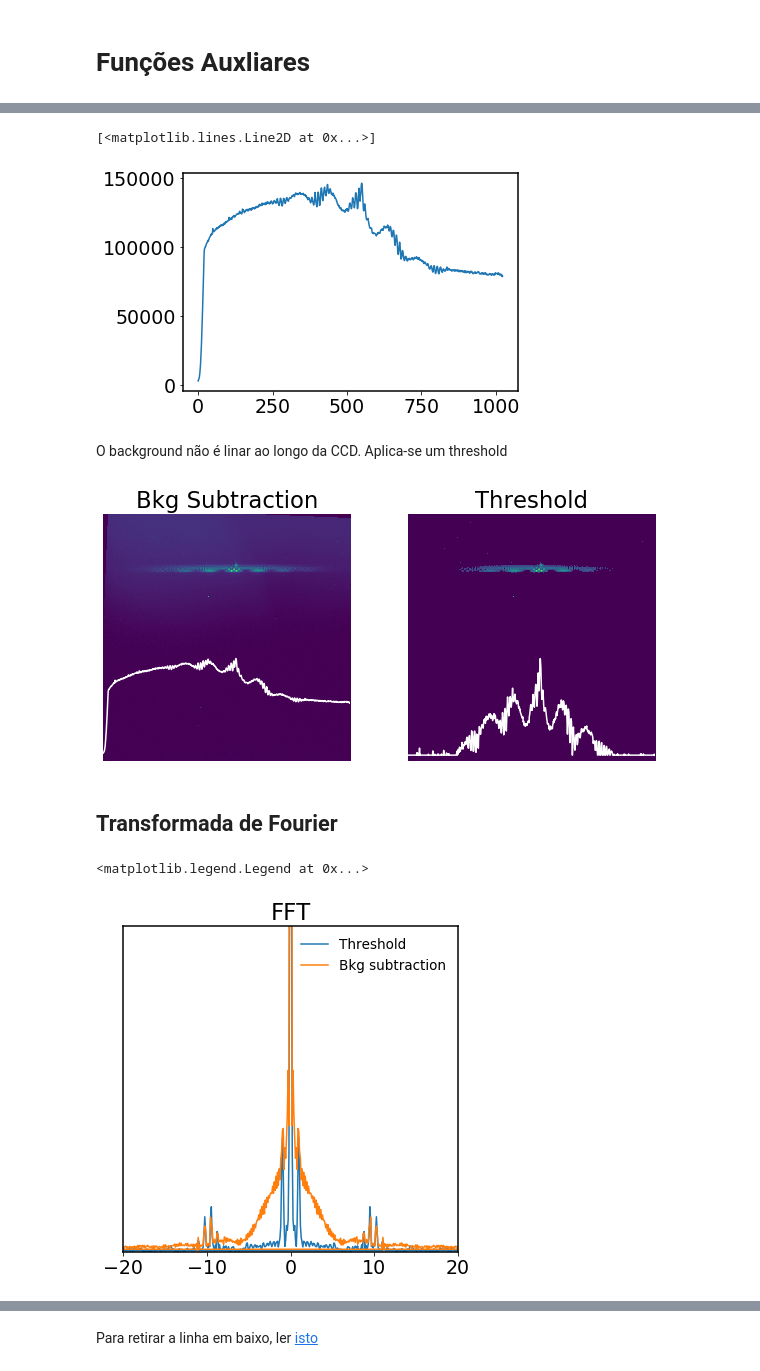
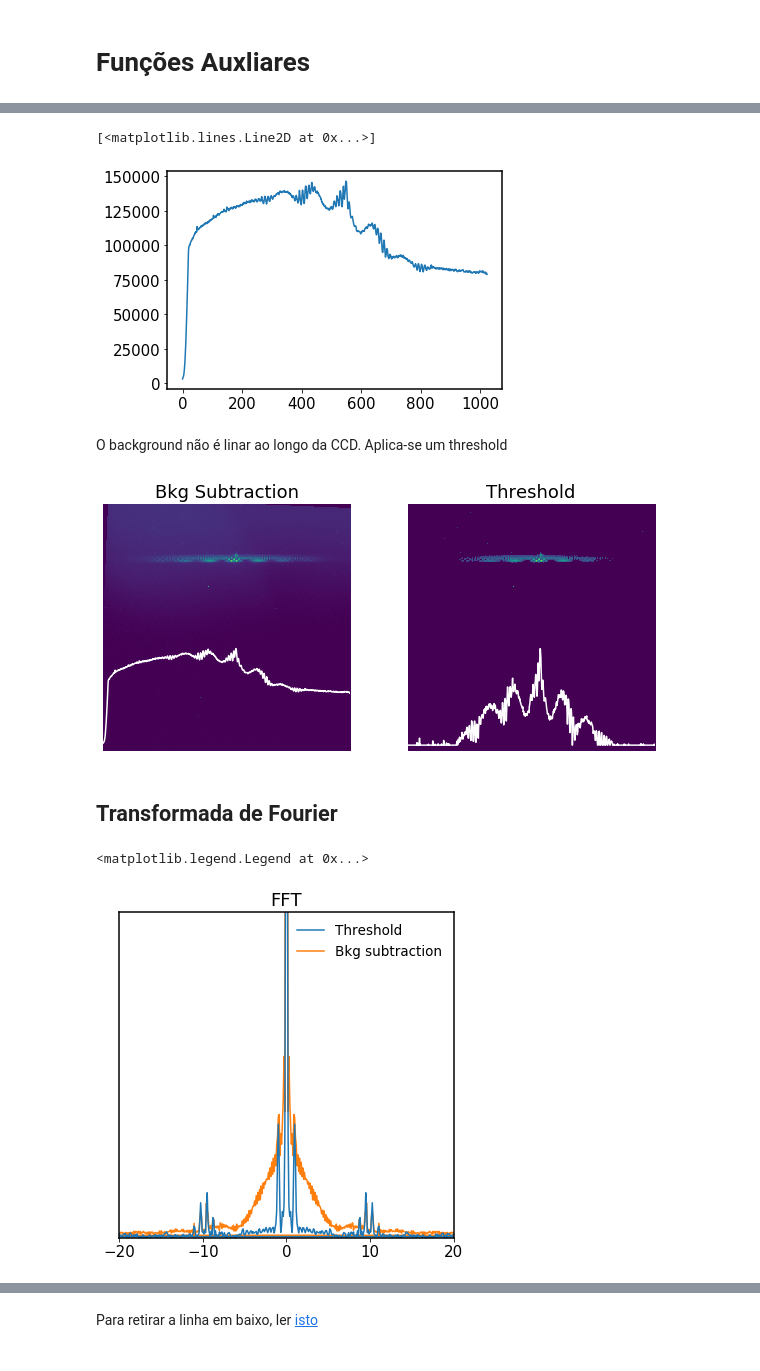
Before and after one commit to AthomsG/LFEA, a Jupyter notebook: High Harmonic Generation/Notebooks/HHG - Análise do Espectro.ipynb, the cells around one changed output, grey strips where cells are left out. Saved outputs shown, nothing was run; the diff lists cells and outputs as text; code cells hidden in the pictures.

Commit message:
Análise a cada espectro individual

```diff
--- a/High Harmonic Generation/Notebooks/HHG - Análise do Espectro.ipynb
+++ b/High Harmonic Generation/Notebooks/HHG - Análise do Espectro.ipynb
@@ -12,7 +12,7 @@ from PIL_Functions import img_to_matrix, soma_linhas
 #Ouvir a Cena
 from scipy.interpolate import interp1d
 # %%
-plt.rcParams['font.size'] = 19
+plt.rcParams['font.size'] = 15
 plt.rcParams['axes.linewidth'] = 1.5
 # %% [markdown]
 # Funções Auxliares
@@ -65,5 +83,5 @@ def normalize(linha):
 # %%
-path = '/Users/thomasgaehtgens/Desktop/Espectro.tiff' #MUDAR ESTE PATH CASO NÃO SEJAS O THOMAS
+path = '/Users/thomasgaehtgens/Desktop/LFEA/High Harmonic Generation/Notebooks/Espectro.tiff' #MUDAR ESTE PATH CASO NÃO SEJAS O THOMAS
 # %%
 img = Image.open(path)
 # %%
@@ -82,7 +100,7 @@ ax = fig.add_subplot()
 ax.plot(hist)
 # %% [output]
 [<matplotlib.lines.Line2D at 0x...>]
-[figure, old version]
+[figure, new version]
 # %% [markdown]
 O background não é linar ao longo da CCD. Aplica-se um threshold
 # %%
@@ -111,7 +129,7 @@ for ax in [ax1, ax2]:
 #GUARDA IMAGEM
 #imageio.imwrite('img_threshold.png', np.array(matrix_threshold).astype(np.uint16))
 # %% [output]
-[figure, old version]
+[figure, new version]
 # %% [markdown]
 ## Transformada de Fourier
 # %%
@@ -124,20 +142,20 @@ xf = fftfreq(N, 1/SAMPLE_RATE)
 # %%
 fig = plt.figure(figsize=(6, 6))
 ax  = fig.add_subplot()
 
-ax.plot(xf, np.abs(yf_t), label='Threshold')
-ax.plot(xf, np.abs(yf),   label='Bkg subtraction')
+ax.plot(xf, np.abs(yf_t), label='Threshold', zorder=2)
+ax.plot(xf, np.abs(yf),   label='Bkg subtraction', zorder=1)
 
 ax.set_xlim(-20, 20)
 ax.set_ylim(0, 5000000)
 
 ax.set_yticks([])
 ax.set_title('FFT')
 
 plt.legend(fontsize=13.5, frameon=False)
 # %% [output]
 <matplotlib.legend.Legend at 0x...>
-[figure, old version]
+[figure, new version]
 # %%
 fig = plt.figure(figsize=(6, 6))
 ax  = fig.add_subplot()
```
Also changed, not shown: parts of 29 cells of this notebook, 13 other files.
